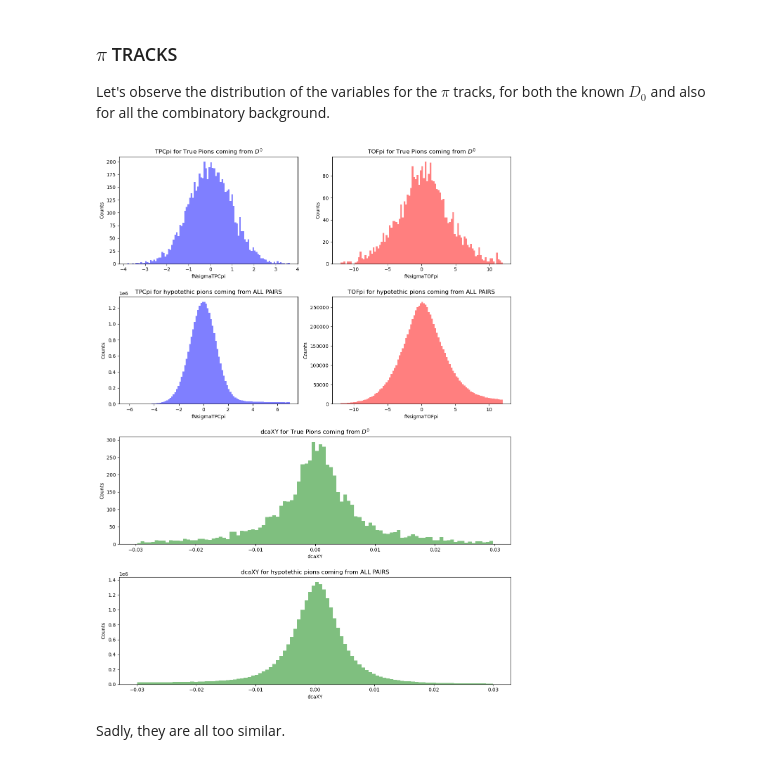
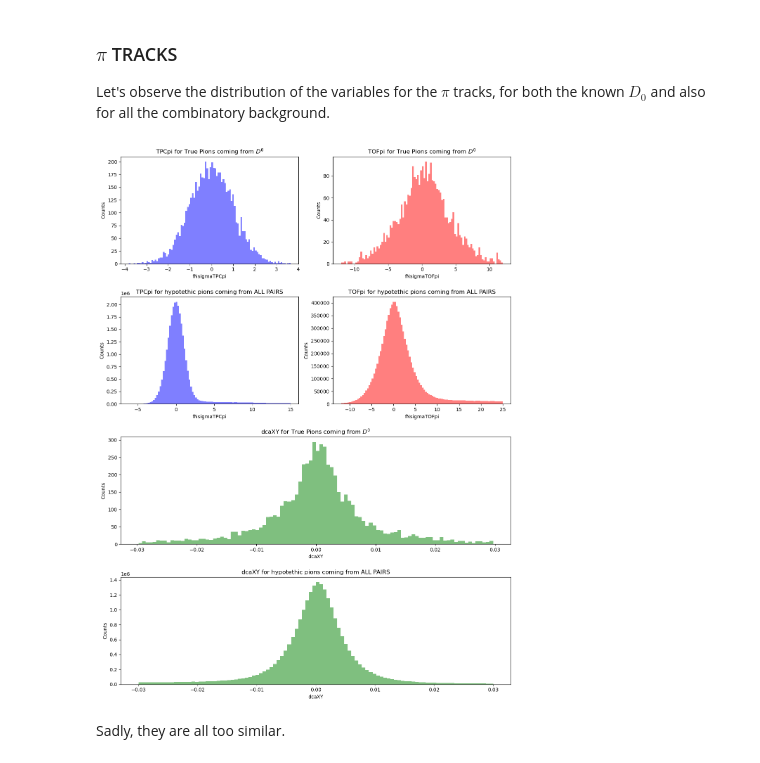
Before and after one commit to LeoPi314/LCPB_Project, a Jupyter notebook: MC_cut_analysis.ipynb, the cells around one changed output. Saved outputs shown, nothing was run; the diff lists cells and outputs as text; code cells hidden in the pictures.

```diff
--- a/MC_cut_analysis.ipynb
+++ b/MC_cut_analysis.ipynb
@@ -137,8 +139,8 @@ It occupies 5_234.12 MB
 ## TRUE $D_0$ IN OUR DATA
 # %%
 mask_true_d0 = (
-    (final_results["track_pdg_pos"].isin([-321, 211])) &
-    (final_results["track_pdg_neg"].isin([-321, 211])) &
+    (final_results["track_pdg_pos"] == 211 ) &
+    (final_results["track_pdg_neg"] == -321 ) &
     (final_results["mother_pdg_pos"] == 421) &
     (final_results["mother_pdg_neg"] == 421) &
     (final_results["beauty_pdg_pos"] == 0) &
@@ -147,8 +149,8 @@ mask_true_d0 = (
     (final_results["mother_N_final_state_neg"] == 2)
 )
 mask_true_anti_d0 = (
-    (final_results["track_pdg_pos"].isin([321, -211])) &
-    (final_results["track_pdg_neg"].isin([321, -211])) &
+    (final_results["track_pdg_pos"] == 321) &
+    (final_results["track_pdg_neg"] == -211) &
     (final_results["mother_pdg_pos"] == -421) &
     (final_results["mother_pdg_neg"] == -421) &
     (final_results["beauty_pdg_pos"] == 0) &
@@ -280,42 +282,42 @@ axes["tofpi_D0"].set_ylabel("Counts")
 
 # --- Plot TPCpi FOR ALL PAIRS---
 data = final_results['pos_TPCpi'].values
-data = data[(data > -7) & (data < 7)]
+data = data[(data > -7) & (data < 15)]
 axes["tpcpi_all"].hist(data, bins=N_BINS, color="blue", alpha=0.5, label="D^0")
 axes["tpcpi_all"].set_title("TPCpi for hypotethic pions coming from ALL PAIRS")
 axes["tpcpi_all"].set_xlabel("fNsigmaTPCpi")
 axes["tpcpi_all"].set_ylabel("Counts")
 
 # --- Plot TOFpi con filtro (-12, 12) FOR ALL PAIRS ---
 data = final_results['pos_TOFpi'].values
-data = data[(data > -12) & (data < 12)]
+data = data[(data > -12) & (data < 25)]
 axes["tofpi_all"].hist(data, bins=N_BINS, color="red", alpha=0.5, label="D^0")
 axes["tofpi_all"].set_title("TOFpi for hypotethic pions coming from ALL PAIRS")
 axes["tofpi_all"].set_xlabel("fNsigmaTOFpi")
 axes["tofpi_all"].set_ylabel("Counts")
 
 # --- Plot dcaXY for TRUE D0 ---
 data = final_results.loc[mask_true_d0, 'pos_fDcaXY'].values
 data = data[(data > -0.03) & (data < 0.03)]
 axes["dcaxy_D0"].hist(data, bins=N_BINS, color="green", alpha=0.5, label=f"D^0")
 axes["dcaxy_D0"].set_title("dcaXY for True Pions coming from $D^0$")
 axes["dcaxy_D0"].set_xlabel("dcaXY")
 axes["dcaxy_D0"].set_ylabel("Counts")
 
 # --- Plot dcaXY FOR ALL PAIRS ---
 data = final_results['pos_fDcaXY'].values
 data = data[(data > -0.03) & (data < 0.03)]
 axes["dcaxy_all"].hist(data, bins=N_BINS, color="green", alpha=0.5, label=f"D^0")
 axes["dcaxy_all"].set_title("dcaXY for hypotethic pions coming from ALL PAIRS")
 axes["dcaxy_all"].set_xlabel("dcaXY")
 axes["dcaxy_all"].set_ylabel("Counts")
 
 plt.tight_layout()
 plt.show()
 
 del data
 # %% [output]
-[figure, old version]
+[figure, new version]
 # %% [markdown]
 Sadly, they are all too similar.
 # %% [markdown]
```
Also changed, not shown: parts of 7 cells of this notebook.
